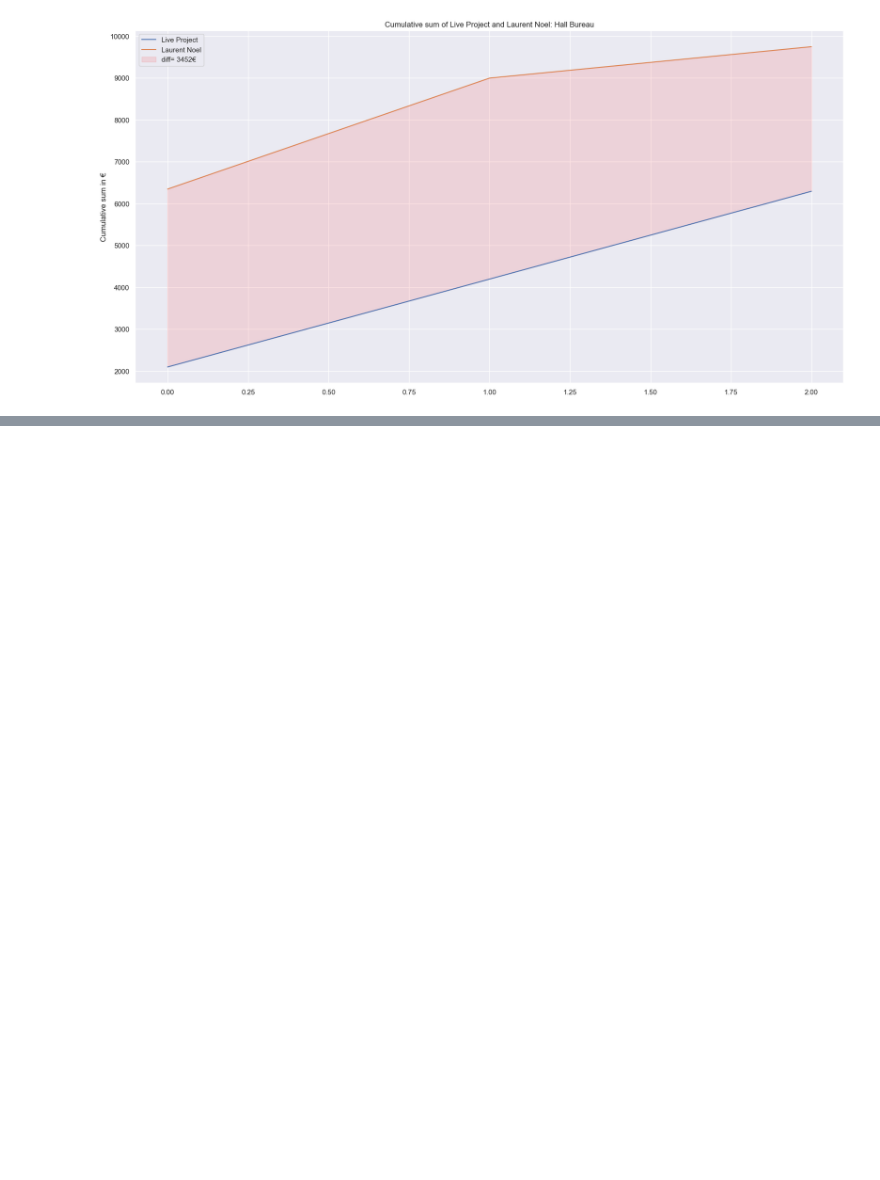
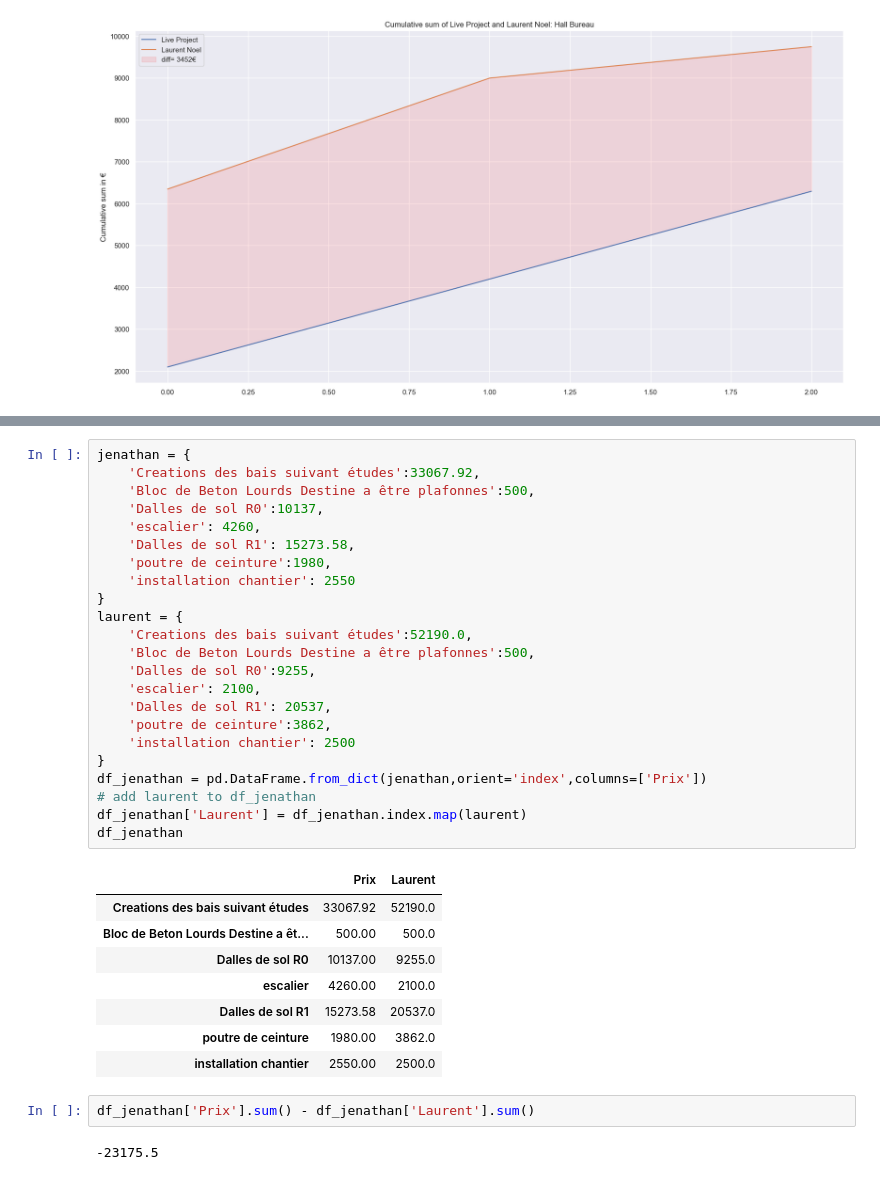
Before and after one commit to jhubar/maison, a Jupyter notebook: main.ipynb, the cells around one changed output, grey strips where cells are left out. Drawn from its saved outputs; the diff is of its cells as text; blank space fills up the shorter version.

```diff
--- a/main.ipynb
+++ b/main.ipynb
@@ -58,0 +108,36 @@ third_plot()
+# %%
+jenathan = {
+    'Creations des bais suivant études':33067.92,
+    'Bloc de Beton Lourds Destine a être plafonnes':500,
+    'Dalles de sol R0':10137,
+    'escalier': 4260,
+    'Dalles de sol R1': 15273.58,
+    'poutre de ceinture':1980,
+    'installation chantier': 2550
+}
+laurent = {
+    'Creations des bais suivant études':52190.0,
+    'Bloc de Beton Lourds Destine a être plafonnes':500,
+    'Dalles de sol R0':9255,
+    'escalier': 2100,
+    'Dalles de sol R1': 20537,
+    'poutre de ceinture':3862,
+    'installation chantier': 2500
+}
+df_jenathan = pd.DataFrame.from_dict(jenathan,orient='index',columns=['Prix'])
+# add laurent to df_jenathan
+df_jenathan['Laurent'] = df_jenathan.index.map(laurent)
+df_jenathan
+# %% [output]
+|  | Prix | Laurent |
+| Creations des bais suivant études | 33067.92 | 52190.0 |
+| Bloc de Beton Lourds Destine a êt... | 500.00 | 500.0 |
+| Dalles de sol R0 | 10137.00 | 9255.0 |
+| escalier | 4260.00 | 2100.0 |
+| Dalles de sol R1 | 15273.58 | 20537.0 |
+| poutre de ceinture | 1980.00 | 3862.0 |
+| installation chantier | 2550.00 | 2500.0 |
+# %%
+df_jenathan['Prix'].sum() - df_jenathan['Laurent'].sum()
+# %% [output]
+-23175.5
```
Also changed, not shown: parts of 7 cells of this notebook, 3 other files.
